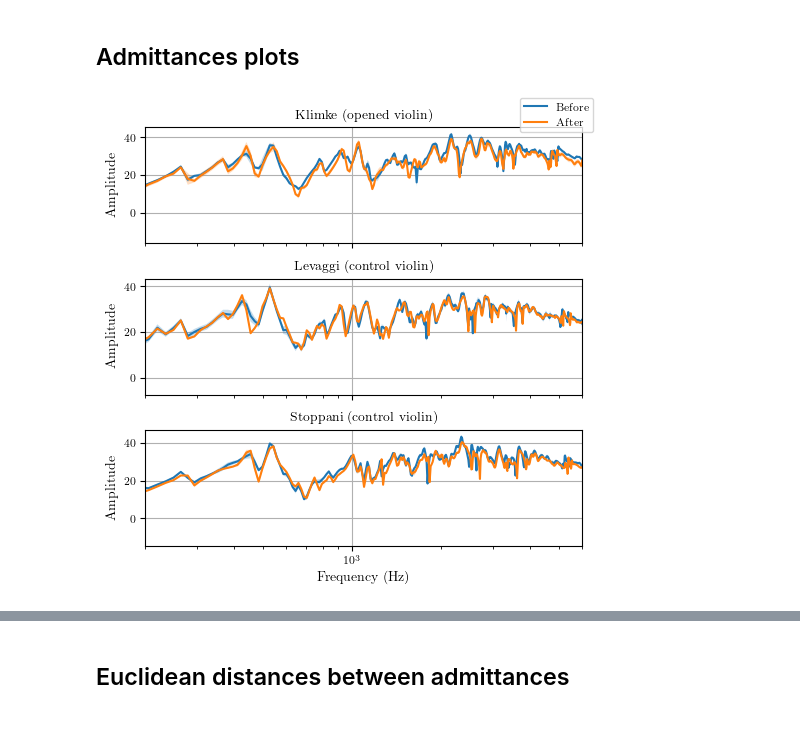
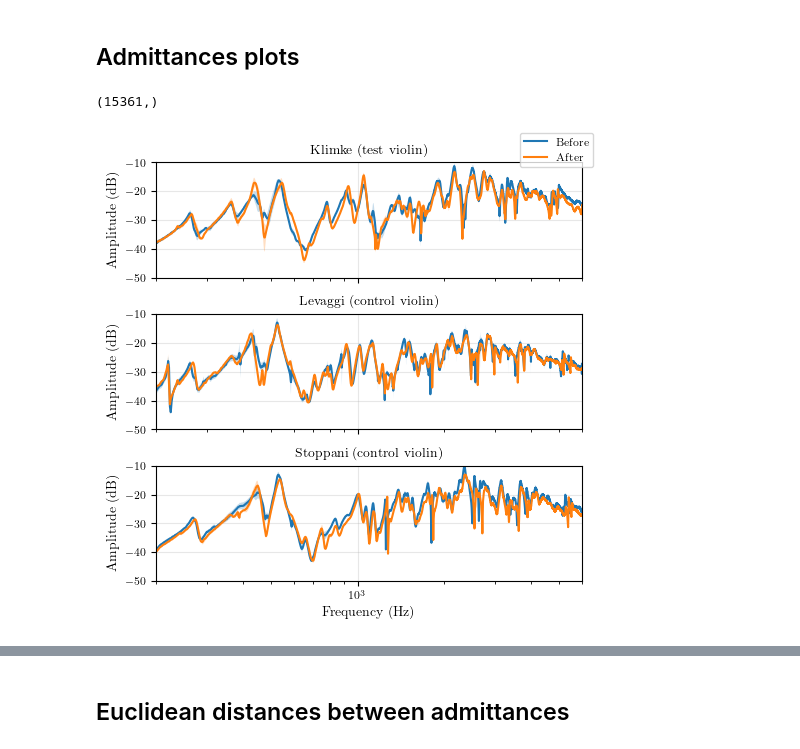
Before and after one commit to hugo-paugesteros/playing-in, a Jupyter notebook: notebooks/admittances.ipynb, the cells around one changed output, grey strips where cells are left out. Cells and saved outputs as stored; diff of their text form; code cells hidden in the pictures.

Commit message:
Added limit on plots

```diff
--- a/notebooks/admittances.ipynb
+++ b/notebooks/admittances.ipynb
@@ -11,7 +11,7 @@ import matplotlib as mpl
 import matplotlib.pyplot as plt
 import seaborn as sns
 # %%
-SR = 15000
+SR = 48000
 
 frfs = []
 for session in [1, 3]:
@@ -30,17 +30,21 @@ for session in [1, 3]:
             X = mat["yspec"][:, 1]
             Y = mat["yspec"][:, 0]
 
+            ## Calibration
+            X *= 1 / (20.41 / 1000)  # mv/N
+            Y *= 125 / 1000  # mm/S / V
+
             x = np.fft.irfft(X, n_fft)
             y = np.fft.irfft(Y, n_fft)
 
             x = librosa.resample(x, orig_sr=sr, target_sr=SR)
             y = librosa.resample(y, orig_sr=sr, target_sr=SR)
 
-            X = np.fft.rfft(x, 1024)
-            Y = np.fft.rfft(y, 1024)
+            n_fft = len(x)
+            X = np.fft.rfft(x, n_fft)
+            Y = np.fft.rfft(y, n_fft)
 
             sr = SR
-            n_fft = 1024
             f = np.linspace(0, sr // 2, n_fft // 2 + 1)
             H = np.abs(Y / X)
             H = 20 * np.log10(H)
@@ -49,7 +53,7 @@ for session in [1, 3]:
                 ref = H
 
             a = (H - ref).sum() / len(H)
-            H += a
+            # H += a
 
             frf = {
                 "file": file,
@@ -94,6 +98,7 @@ def std(group):
 
 
 # Plot only between f1 and f2
+print(frfs.f[0].shape)
 mask = (frfs.f[0] > 0) & (frfs.f[0] < 50000)
 
 color = {"Klimke": "blue", "Levaggi": "orange", "Stoppani": "green"}
@@ -111,34 +116,36 @@ for i, row in stats.iterrows():
     violin, session = row.name
     ax = list(color.keys()).index(violin)
     axs[ax].plot(
         row["f"][mask],
         row["mean"][mask],
         # c=f"{"green" if session==1 else "red"}",
         # linestyle="-" if session == 1 else "--",
         # linewidth=0.5,
         # alpha=0.8,
         # label=f"{"Before" if session==1 else "After"}",
     )
     axs[ax].fill_between(
         row["f"][mask],
         row["mean"][mask] + row["std"][mask],
         row["mean"][mask] - row["std"][mask],
         alpha=0.25,
         # color=color[violin],
         label="_nolegend_",
     )
     axs[ax].set_title(
-        f"{violin}{" (opened violin)" if violin == "Klimke" else " (control violin)"}"
+        f"{violin}{" (test violin)" if violin == "Klimke" else " (control violin)"}"
     )
     axs[ax].set_xscale("log")
     axs[ax].set_xlim([200, 6000])
-    axs[ax].set_ylabel("Amplitude")
+    axs[ax].set_ylim([-50, -10])
+    axs[ax].set_ylabel("Amplitude (dB)")
     axs[ax].grid(True)
 
 axs[-1].set_xlabel("Frequency (Hz)")
 fig.legend(("Before", "After"))
 # fig.suptitle("Admittances before and after the opening phase for each violin")
 fig.savefig("../reports/figures/admittances.png")
 # %% [output]
+(15361,)
-[figure, old version]
+[figure, new version]
 # %%
```
Also changed, not shown: parts of 2 cells of this notebook, 13 other files.
